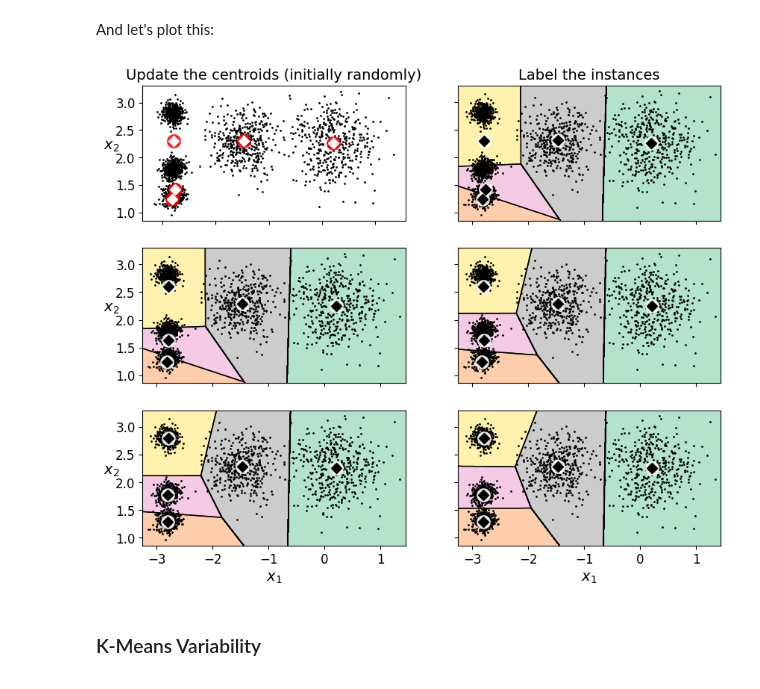
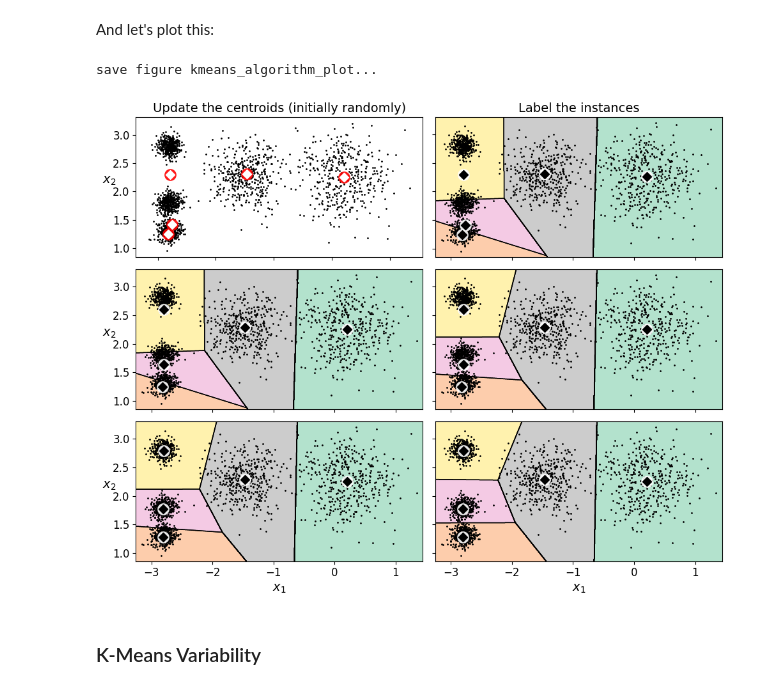
Before and after one commit to FantasySilence/FintechStudy, a Jupyter notebook: lecture/ML_Lecture_05.ipynb, the cells around one changed output. Saved outputs shown, nothing was run; the diff lists cells and outputs as text; code cells hidden in the pictures.

```diff
--- a/lecture/ML_Lecture_05.ipynb
+++ b/lecture/ML_Lecture_05.ipynb
@@ -44,9 +43,10 @@ import sys
 
 path = os.path.dirname(os.getcwd())
 sys.path.append(path)
+fig_folder = "ML_Lecture_05"
 
 from common.filesio import FilesIO
-from common.figsio import save_fig
+from common.figsio import FiguresIO
 # %% [markdown]
 # Clustering
 # %% [markdown]
@@ -301,35 +304,36 @@ And let's plot this:
 # %%
 plt.figure(figsize=(10, 8))
 
 plt.subplot(321)
 plot_data(X)
 plot_centroids(kmeans_iter1.cluster_centers_, circle_color='r', cross_color='w')
 plt.ylabel("$x_2$", fontsize=14, rotation=0)
 plt.tick_params(labelbottom=False)
 plt.title("Update the centroids (initially randomly)", fontsize=14)
 
 plt.subplot(322)
 plot_decision_boundaries(kmeans_iter1, X, show_xlabels=False, show_ylabels=False)
 plt.title("Label the instances", fontsize=14)
 
 plt.subplot(323)
 plot_decision_boundaries(kmeans_iter1, X, show_centroids=False, show_xlabels=False)
 plot_centroids(kmeans_iter2.cluster_centers_)
 
 plt.subplot(324)
 plot_decision_boundaries(kmeans_iter2, X, show_xlabels=False, show_ylabels=False)
 
 plt.subplot(325)
 plot_decision_boundaries(kmeans_iter2, X, show_centroids=False)
 plot_centroids(kmeans_iter3.cluster_centers_)
 
 plt.subplot(326)
 plot_decision_boundaries(kmeans_iter3, X, show_ylabels=False)
 
-# save_fig("kmeans_algorithm_plot")
+FiguresIO.saveFigures("kmeans_algorithm_plot", fig_folder)
 plt.show()
 # %% [output]
+save figure kmeans_algorithm_plot...
-[figure, old version]
+[figure, new version]
 # %% [markdown]
 ### K-Means Variability
 # %% [markdown]
```
Also changed, not shown: parts of 29 cells of this notebook.
